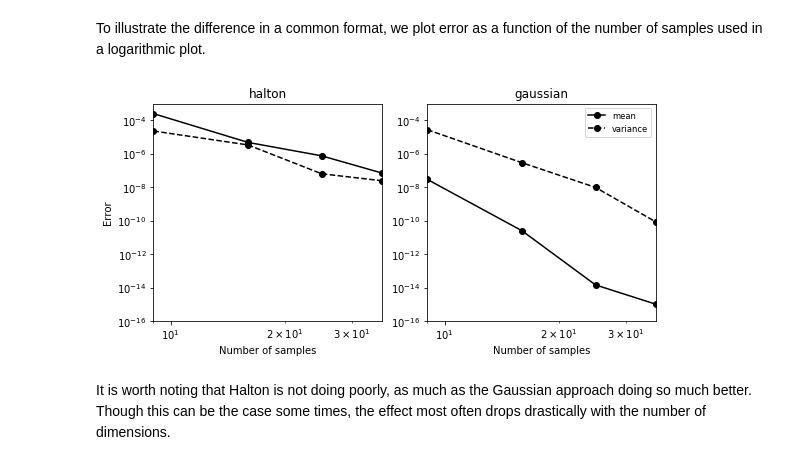
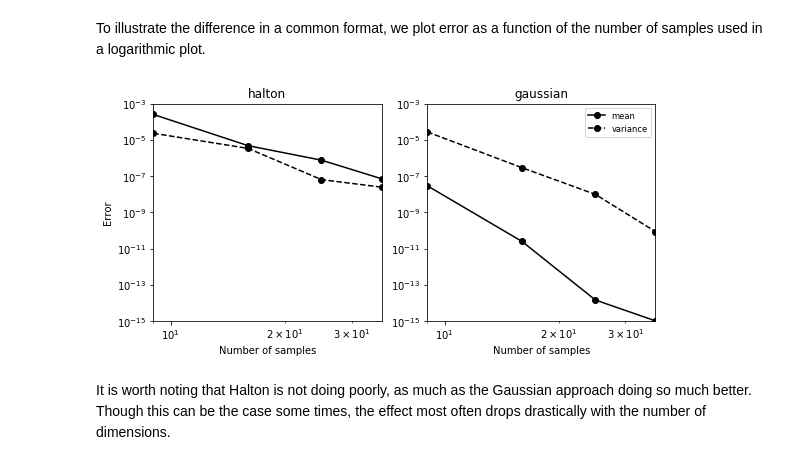
Before and after one commit to jonathf/chaospy, a Jupyter notebook: docs/tutorials/introduction/point_collocation.ipynb, the cells around one changed output. Saved outputs shown, nothing was run; the diff lists cells and outputs as text; code cells hidden in the pictures.

```diff
--- a/docs/tutorials/introduction/point_collocation.ipynb
+++ b/docs/tutorials/introduction/point_collocation.ipynb
@@ -50,15 +53,13 @@ One is meant to mimic random samples, while the other is designed for quadrature
 # increase figure width to better fit two plots
 pyplot.rc("figure", figsize=[9, 4])
 
-for idx, rule in enumerate(rules):
-    pyplot.subplot(1, 2, idx+1)
+for fig_idx, rule in enumerate(rules, start=1):
+    pyplot.subplot(1, 2, fig_idx)
 
-    # Show samples as 2-dimensional scatter plot
     pyplot.scatter(*samples[rule], marker="x", color="k")
 
-    # Make scatter ficutres pretty
     pyplot.xlabel("init (normal)")
-    pyplot.ylabel("rate (uniform)") if not idx else None
+    pyplot.ylabel("rate (uniform)") if fig_idx == 1 else None
     pyplot.axis([0.9, 2.1, 0.1, 0.2])
     pyplot.title(rule)
 
@@ -84,16 +86,15 @@ assert evaluations["gaussian"].shape == (121, 1000)
 # %% [markdown]
 These model evaluations can be visualized, however ti is hard to observe the difference between the two schemes from these plots.
 # %%
-for idx, rule in enumerate(rules):
-    pyplot.subplot(1, 2, idx+1)
+for fig_idx, rule in enumerate(rules, start=1):
+    pyplot.subplot(1, 2, fig_idx)
 
-    # Make a plot line for the first 50 evaluations
     for evals in evaluations[rule][::3]:
         pyplot.plot(coordinates, evals, "k-", alpha=0.3)
 
-    # Make plot pretty
     pyplot.xlabel("coordinates $t$")
-    pyplot.ylabel("model evaluations $u$") if not idx else None
+    if fig_idx == 1:
+        pyplot.ylabel("model evaluations $u$")
     pyplot.title(rule)
     pyplot.axis([0, 10, 0, 2])
 
@@ -202,28 +213,25 @@ polynomial([q0, -0.01*q0*q1+q0, -0.02*q0*q1+q0, -0.03*q0*q1+q0])
 # %%
-for idx, rule in enumerate(rules):
-    pyplot.subplot(1, 2, idx+1)
+for fig_idx, rule in enumerate(rules, start=1):
+    pyplot.subplot(1, 2, fig_idx)
 
-    # Estimate mean and variance
-    expected = chaospy.E(
+    mean = chaospy.E(
         model_approximations[rule], distribution)
-    variance = chaospy.Var(
+    var = chaospy.Var(
         model_approximations[rule], distribution)
 
-    # Create band one standard deviation away from mean
-    pyplot.fill_between(coordinates, expected-variance**0.5,
-                        expected+variance**0.5, alpha=0.3,
+    pyplot.fill_between(coordinates, mean-numpy.sqrt(var),
+                        mean+numpy.sqrt(var), alpha=0.3,
                         color="k", label="standard deviation")
-    pyplot.plot(coordinates, expected, "k-",
+    pyplot.plot(coordinates, mean, "k-",
                 label="Estimated expected value")
 
-    # Make plot pretty
     pyplot.xlabel("coordinates $t$")
     pyplot.axis([0, 10, 0, 2])
     pyplot.title(rule)
-    if idx:
+    if fig_idx == 1:
+        pyplot.ylabel("Model evaluations $u$")
+    else:
         pyplot.legend()
-    else:
-        pyplot.ylabel("Model evaluations $u$")
 
 pyplot.show()
 # %% [output]
@@ -267,35 +275,35 @@ for idx, rule in enumerate(rules):
                        for sample in samples.T]
         polynomial_expansion = chaospy.generate_expansion(
             order, distribution)
         model_approximation = chaospy.fit_regression(
             polynomial_expansion, samples, evaluations)
 
         # Store results
         sample_sizes.append((order+1)**2)
         errors_mean.append(error_mean(
             chaospy.E(model_approximation, distribution)))
         errors_variance.append(error_variance(
             chaospy.Var(model_approximation, distribution)))
 
 
     # Error plot for mean
     pyplot.loglog(sample_sizes, errors_mean,
                   "ko-", label="mean")
 
     # Error plot for variance
     pyplot.loglog(sample_sizes, errors_variance,
                   "ko--", label="variance")
 
     # Make plot pretty
     pyplot.axis([
-        min(sample_sizes), max(sample_sizes), 1e-16, 1e-3])
+        min(sample_sizes), max(sample_sizes), 1e-15, 1e-3])
     pyplot.title(rule)
     pyplot.xlabel("Number of samples")
     pyplot.legend() if idx else pyplot.ylabel("Error")
 
 pyplot.show()
 # %% [output]
-[figure, old version]
+[figure, new version]
 # %% [markdown]
 It is worth noting that Halton is not doing poorly, as much as the Gaussian approach doing so much better.
 Though this can be the case some times, the effect most often drops drastically with the number of dimensions.
```
Also changed, not shown: parts of 9 cells of this notebook, 1 other file.
